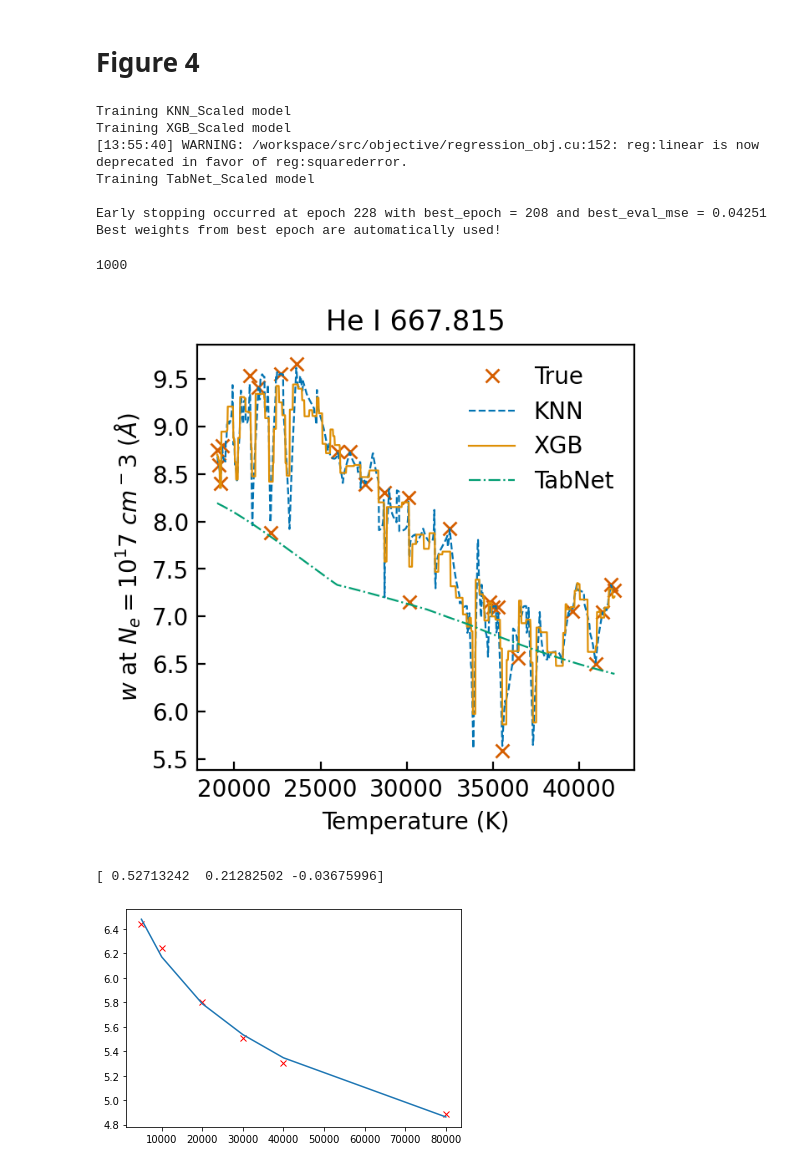
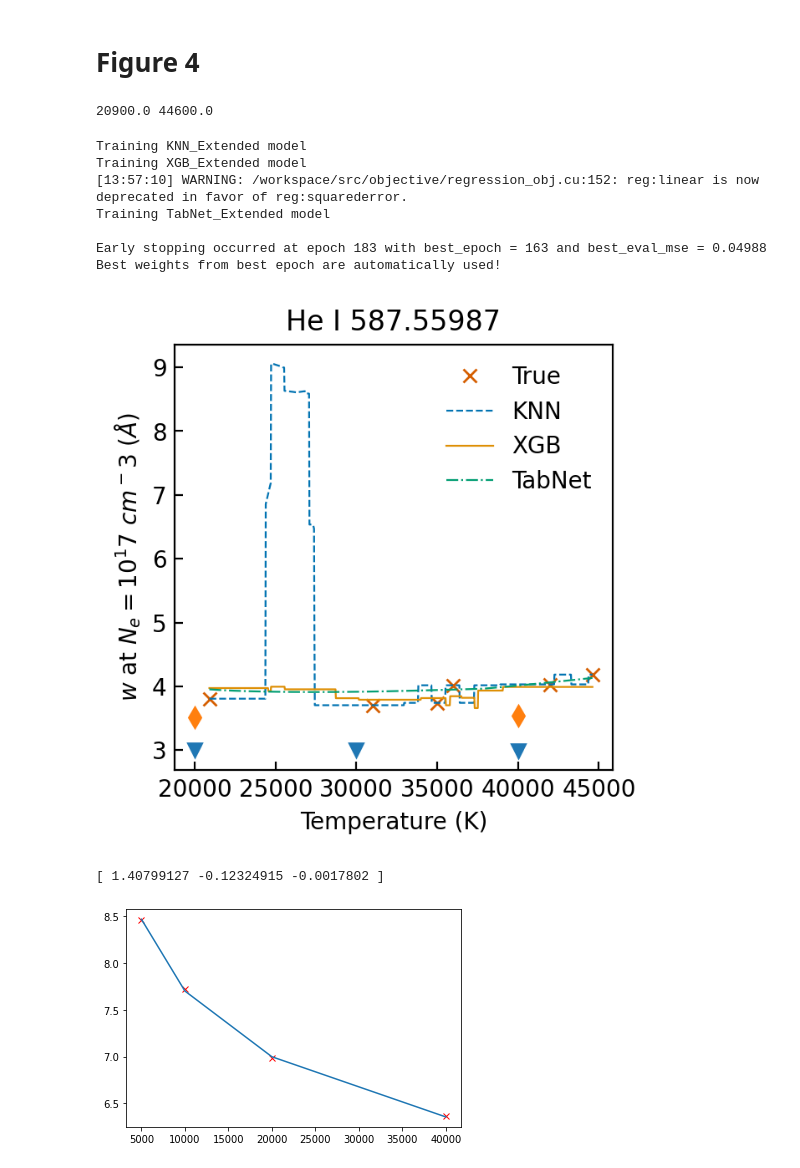
Before and after one commit to alezakuskin/Stark_ML, a Jupyter notebook: Figures.ipynb, the cells around one changed output. Saved outputs shown, nothing was run; the diff lists cells and outputs as text; code cells hidden in the pictures.

Commit message:
Theoretical data to Fig.4

```diff
--- a/Figures.ipynb
+++ b/Figures.ipynb
@@ -441,6 +441,24 @@ Plotting XGB predictions
 [figure]
 # %% [markdown]
 # Figure 4
+# %%
+He_T_StarkB_667 = [20000, 30000, 40000]
+He_w_StarkB_667 = [5.8, 5.51, 5.3]
+He_T_StarkB_501 = [20000, 30000, 40000]
+He_w_StarkB_501 = [5.22, 5.12, 5.01]
+He_T_StarkB_471 = [20000, 30000, 40000]
+He_w_StarkB_471 = [6.38, 6.42, 6.57]
+He_T_StarkB_587 = [20000, 30000, 40000]
+He_w_StarkB_587 = [3, 3, 2.99]
+
+He_T_Griem_667 = [20000, 40000]
+He_w_Griem_667 = [3.49*2, 3.18*2]
+He_T_Griem_501 = [20000, 40000]
+He_w_Griem_501 = [3.34*2, 3.06*2]
+He_T_Griem_471 = [20000, 40000]
+He_w_Griem_471 = [4.37*2, 4.59*2]
+He_T_Griem_587 = [20000, 40000]
+He_w_Griem_587 = [1.76*2, 1.77*2]
 # %%
 factor = 1.05
 data_width_extended = data_width
@@ -464,8 +482,11 @@ epsilon = 1e-3#@param {type: "number"}
 if extended_data_set:
     XW_train, YW_train = data_width_extended.drop(columns=['Element', 'Wavelength', 'Z number']), target_width_extended
     XW_test, YW_test = data_width_test.drop(columns=['Element', 'Wavelength', 'Z number']), target_width_test
+else:
+    XW_train, YW_train = data_width.drop(columns=['Element', 'Wavelength', 'Z number']), target_width
+    XW_test, YW_test = data_width_test.drop(columns=['Element', 'Wavelength', 'Z number']), target_width_test
 # %%
-He_wavelength = 667.8150
+He_wavelength = 587.55987
 
 #Define temperature range in each case
 
@@ -484,8 +505,12 @@ for i in range(npoints):
         temperature_test_data = pd.concat([temperature_test_data, He_unit])
 
 temperature_test_data = temperature_test_data.drop(columns=['Element', 'Wavelength', 'Z number'])
+# %%
+print(He_low, He_high)
+# %% [output]
+20900.0 44600.0
 # %%
-models = ['KNN_Scaled', 'XGB_Scaled', 'TabNet_Scaled']
+models = ['KNN_Extended', 'XGB_Extended', 'TabNet_Extended']
 models_d = create_models_dict(models)
 
 for name, model in models_d.items():
@@ -494,19 +519,11 @@ for name, model in models_d.items():
         model.fit(XW_train, np.log(1 + YW_train / epsilon), XW_test, np.log(1 + YW_test / epsilon))
     else:
         model.fit(XW_train, np.log(1 + YW_train / epsilon))
-
-temperature_test_predictions = {}
-for name, model in models_d.items():
-    temperature_test_predictions[name] = model.predict(temperature_test_data)
 # %% [output]
-Training KNN_Scaled model
-Training XGB_Scaled model
-[13:55:40] WARNING: /workspace/src/objective/regression_obj.cu:152: reg:linear is now deprecated in favor of reg:squarederror.
-Training TabNet_Scaled model
+Training KNN_Extended model
+Training XGB_Extended model
+[13:57:10] WARNING: /workspace/src/objective/regression_obj.cu:152: reg:linear is now deprecated in favor of reg:squarederror.
+Training TabNet_Extended model
 
-Early stopping occurred at epoch 228 with best_epoch = 208 and best_eval_mse = 0.04251
+Early stopping occurred at epoch 183 with best_epoch = 163 and best_eval_mse = 0.04988
 Best weights from best epoch are automatically used!
-# %%
-len(temperature_test_predictions)
-# %% [output]
-1000
@@ -513,44 +534,49 @@ len(temperature_test_predictions)
 # %%
 fig, ax = plt.subplots(figsize = FIG_SMALL, dpi = 200)
 ax.plot(data.loc[data['Wavelength'] == He_wavelength]['T'], data.loc[data['Wavelength'] == He_wavelength]['w (A)'], ls = 'none', marker = 'x', c = '#d55e00', label = 'True')
 
 ax.plot(He_temperatures, (np.exp(temperature_test_predictions[models[0]]) - 1) * epsilon, label = f'KNN', lw = 0.8, c ='#0173b2', ls = '--')
 
 ax.plot(He_temperatures, (np.exp(temperature_test_predictions[models[1]]) - 1) * epsilon, label = f'XGB', lw = 0.8, c = '#de8f05', ls = '-')
 
 ax.plot(He_temperatures, (np.exp(temperature_test_predictions[models[2]]) - 1) * epsilon, label = f'TabNet', lw = 0.8, c = '#029e73', ls = '-.')
 
-#ax.plot(He_temperatures, )
+ax.plot(He_T_StarkB_587, He_w_StarkB_587, marker = 'v', ls = 'none')
+ax.plot(He_T_Griem_587, He_w_Griem_587, marker = 'd', ls = 'none')
+
+#ax.set_ylim(3.5, 4.5)
 
 ax.set_title(f'He I {He_wavelength}')
 
 ax.legend()
 ax.get_legend().set_frame_on(False)
 ax.tick_params(axis = 'both', direction = 'in')
 ax.set_xlabel('Temperature (K)')
 ax.set_ylabel(f'$w$ at $N_e = 10^{17}$ $cm^{-3}$ $(\AA)$')
 
-
 plt.show()
 # %% [output]
-[figure, old version]
+[figure, new version]
 # %%
 from scipy.optimize import curve_fit
 x = [5000, 10000, 20000, 30000, 40000, 80000]
 y = [6.44, 6.24, 5.8, 5.51, 5.3, 4.89]
 
+x_Griem = [5000, 10000, 20000, 40000]
+y_Griem = [4.23*2, 3.86*2, 3.49*2, 3.18*2]
+
 plt.figure()
-plt.plot(x, y, 'rx')
+plt.plot(x_Griem, y_Griem, 'rx')
 
 def Stark_fit(T, a0, a1, a2):
     return a0 + a1*np.log10(T) + a2*np.log10(T)**2
 
-par, cov = curve_fit(Stark_fit, x, np.log10(y))
+par, cov = curve_fit(Stark_fit, x_Griem, np.log10(y_Griem))
 
 print(par)
 
-plt.plot(x, 10**Stark_fit(x, par[0], par[1], par[2]))
+plt.plot(x_Griem, 10**Stark_fit(x_Griem, par[0], par[1], par[2]))
 plt.show()
 # %% [output]
-[ 0.52713242  0.21282502 -0.03675996]
+[ 1.40799127 -0.12324915 -0.0017802 ]
-[figure, old version]
+[figure, new version]
```
Also changed, not shown: parts of 2 cells of this notebook.
